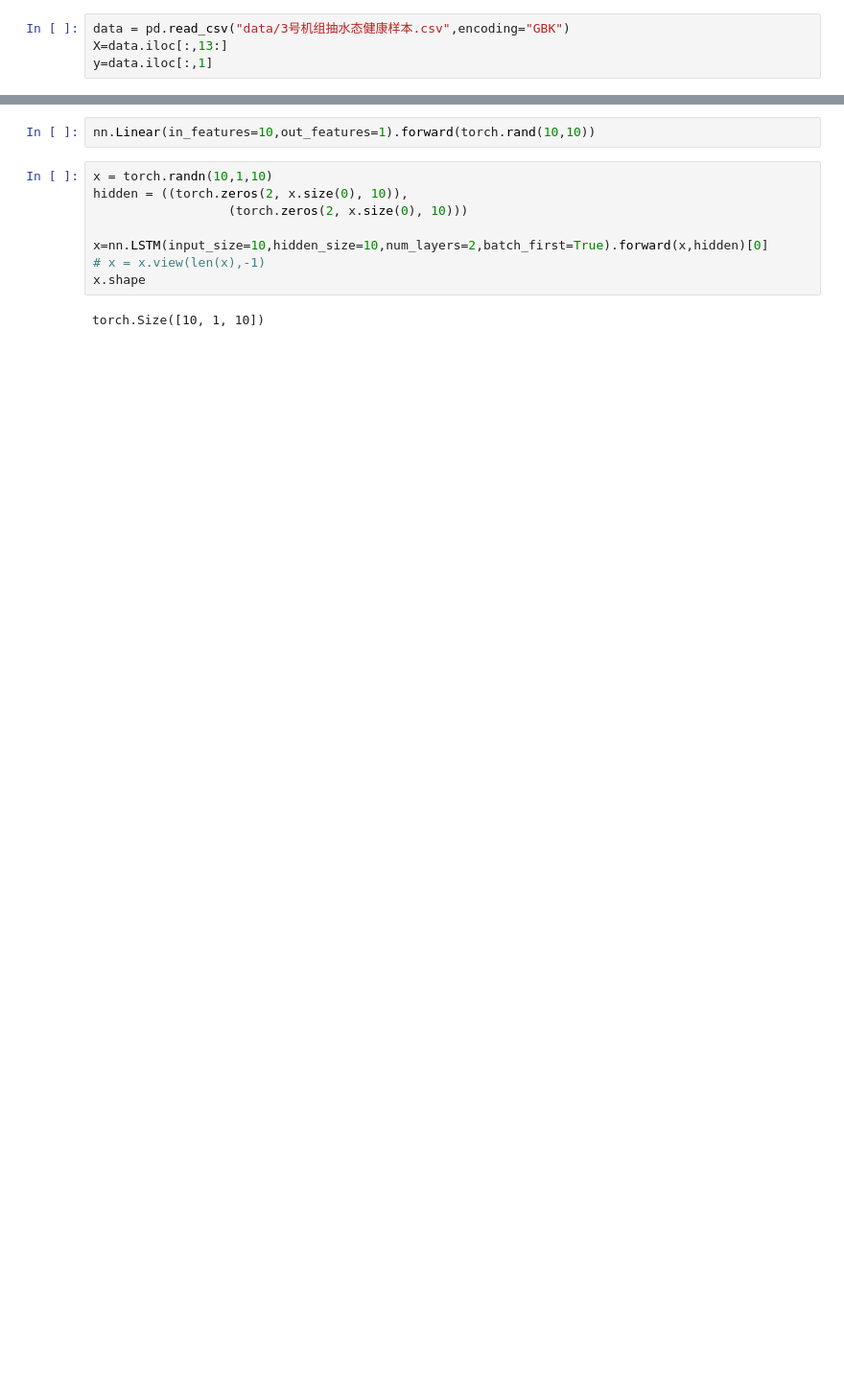
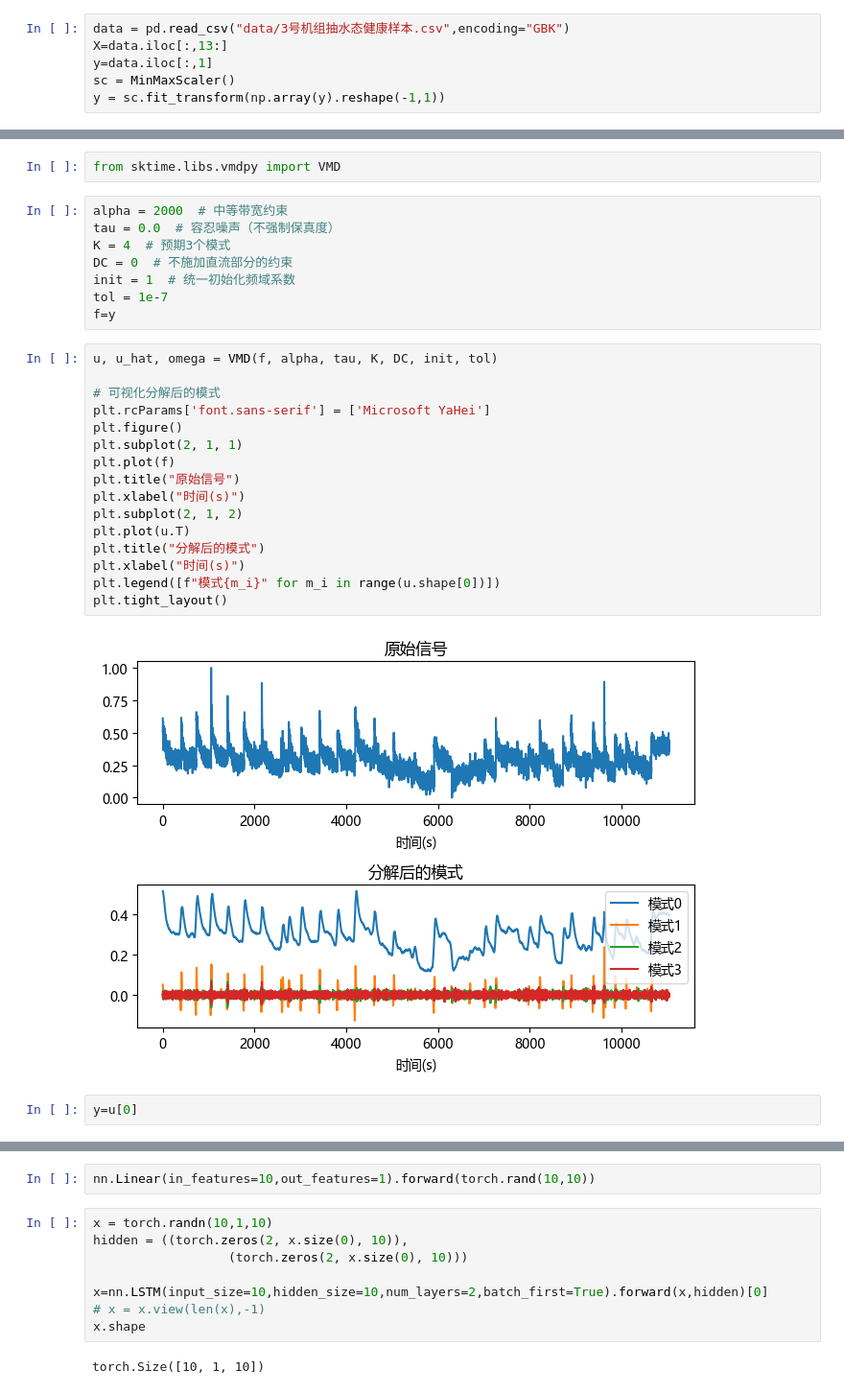
Before and after one commit to lomvix/time-serise, a Jupyter notebook: LSTM.ipynb, the cells around one changed output, grey strips where cells are left out. Shown: that part at 96% size. Drawn from its saved outputs; the diff is of its cells as text; blank space fills up the shorter version.

```diff
--- a/LSTM.ipynb
+++ b/LSTM.ipynb
@@ -11,3 +13,5 @@ from tqdm import tqdm
 data = pd.read_csv("data/3号机组抽水态健康样本.csv",encoding="GBK")
 X=data.iloc[:,13:]
 y=data.iloc[:,1]
+sc = MinMaxScaler()
+y = sc.fit_transform(np.array(y).reshape(-1,1))
@@ -13,0 +61,30 @@ y=data.iloc[:,1]
+# %%
+from sktime.libs.vmdpy import VMD
+# %%
+alpha = 2000  # 中等带宽约束
+tau = 0.0  # 容忍噪声（不强制保真度）
+K = 4  # 预期3个模式
+DC = 0  # 不施加直流部分的约束
+init = 1  # 统一初始化频域系数
+tol = 1e-7
+f=y
+# %%
+u, u_hat, omega = VMD(f, alpha, tau, K, DC, init, tol)
+
+# 可视化分解后的模式
+plt.rcParams['font.sans-serif'] = ['Microsoft YaHei']
+plt.figure()
+plt.subplot(2, 1, 1)
+plt.plot(f)
+plt.title("原始信号")
+plt.xlabel("时间(s)")
+plt.subplot(2, 1, 2)
+plt.plot(u.T)
+plt.title("分解后的模式")
+plt.xlabel("时间(s)")
+plt.legend([f"模式{m_i}" for m_i in range(u.shape[0])])
+plt.tight_layout()
+# %% [output]
+[figure, added]
+# %%
+y=u[0]
```
Also changed, not shown: parts of 18 cells of this notebook, 5 other files.
